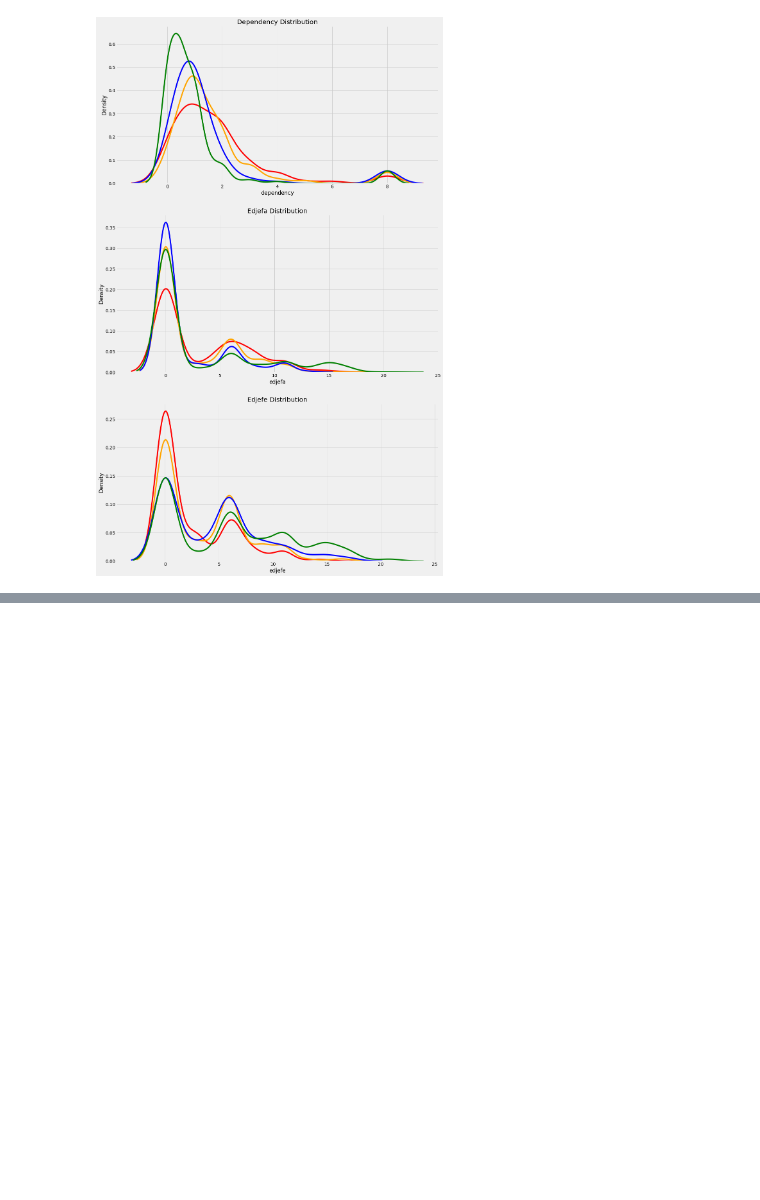
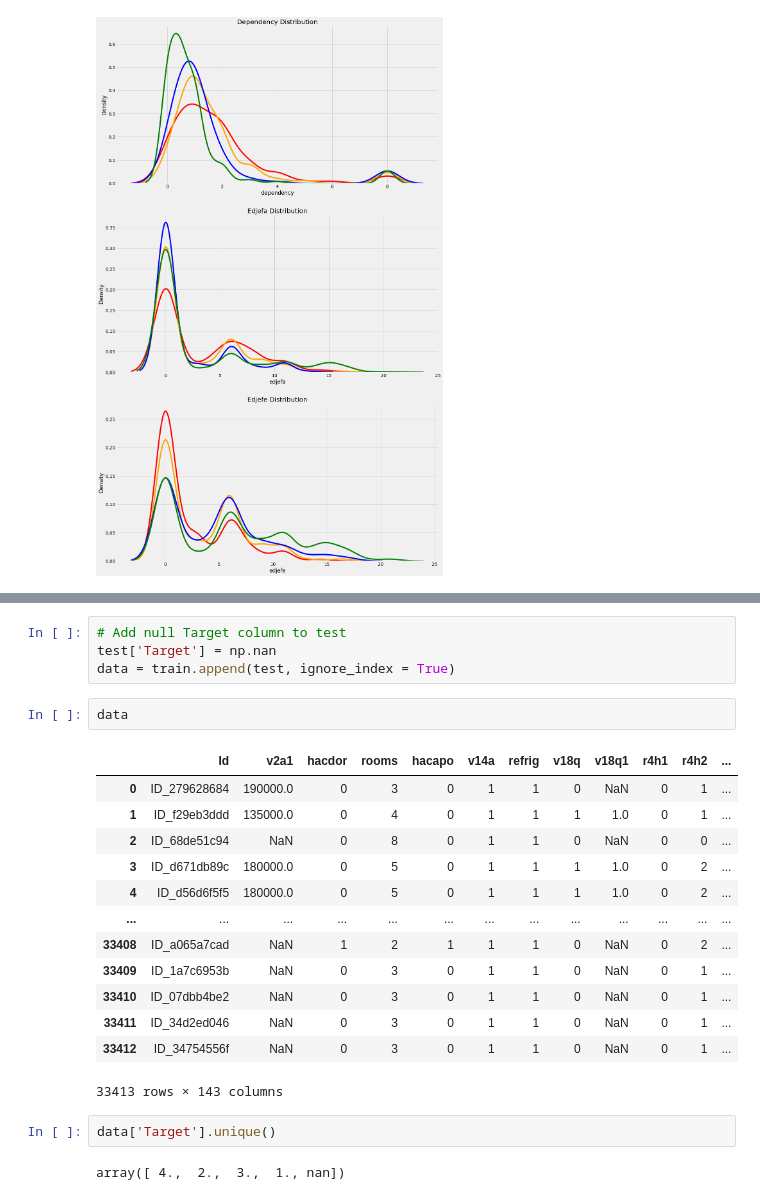
Before and after one commit to stk346/Kaggle, a Jupyter notebook: Costa Rican Household Poverty Level Prediction/A_Complete_Introduction_and_Walkthrough.ipynb, the cells around one changed output, grey strips where cells are left out. Drawn from its saved outputs; the diff is of its cells as text; blank space fills up the shorter version.

```diff
--- a/Costa Rican Household Poverty Level Prediction/A_Complete_Introduction_and_Walkthrough.ipynb
+++ b/Costa Rican Household Poverty Level Prediction/A_Complete_Introduction_and_Walkthrough.ipynb
@@ -458,0 +463,24 @@ plt.subplots_adjust(top = 2)
+# %%
+# Add null Target column to test
+test['Target'] = np.nan
+data = train.append(test, ignore_index = True)
+# %%
+data
+# %% [output]
+|  | Id | v2a1 | hacdor | rooms | hacapo | v14a | refrig | v18q | v18q1 | r4h1 | r4h2 | ... |
+| 0 | ID_279628684 | 190000.0 | 0 | 3 | 0 | 1 | 1 | 0 | NaN | 0 | 1 | ... |
+| 1 | ID_f29eb3ddd | 135000.0 | 0 | 4 | 0 | 1 | 1 | 1 | 1.0 | 0 | 1 | ... |
+| 2 | ID_68de51c94 | NaN | 0 | 8 | 0 | 1 | 1 | 0 | NaN | 0 | 0 | ... |
+| 3 | ID_d671db89c | 180000.0 | 0 | 5 | 0 | 1 | 1 | 1 | 1.0 | 0 | 2 | ... |
+| 4 | ID_d56d6f5f5 | 180000.0 | 0 | 5 | 0 | 1 | 1 | 1 | 1.0 | 0 | 2 | ... |
+| ... | ... | ... | ... | ... | ... | ... | ... | ... | ... | ... | ... | ... |
+| 33408 | ID_a065a7cad | NaN | 1 | 2 | 1 | 1 | 1 | 0 | NaN | 0 | 2 | ... |
+| 33409 | ID_1a7c6953b | NaN | 0 | 3 | 0 | 1 | 1 | 0 | NaN | 0 | 1 | ... |
+| 33410 | ID_07dbb4be2 | NaN | 0 | 3 | 0 | 1 | 1 | 0 | NaN | 0 | 1 | ... |
+| 33411 | ID_34d2ed046 | NaN | 0 | 3 | 0 | 1 | 1 | 0 | NaN | 0 | 1 | ... |
+| 33412 | ID_34754556f | NaN | 0 | 3 | 0 | 1 | 1 | 0 | NaN | 0 | 1 | ... |
+33413 rows × 143 columns
+# %%
+data['Target'].unique()
+# %% [output]
+array([ 4.,  2.,  3.,  1., nan])
```
Also changed, not shown: parts of 31 cells of this notebook.
